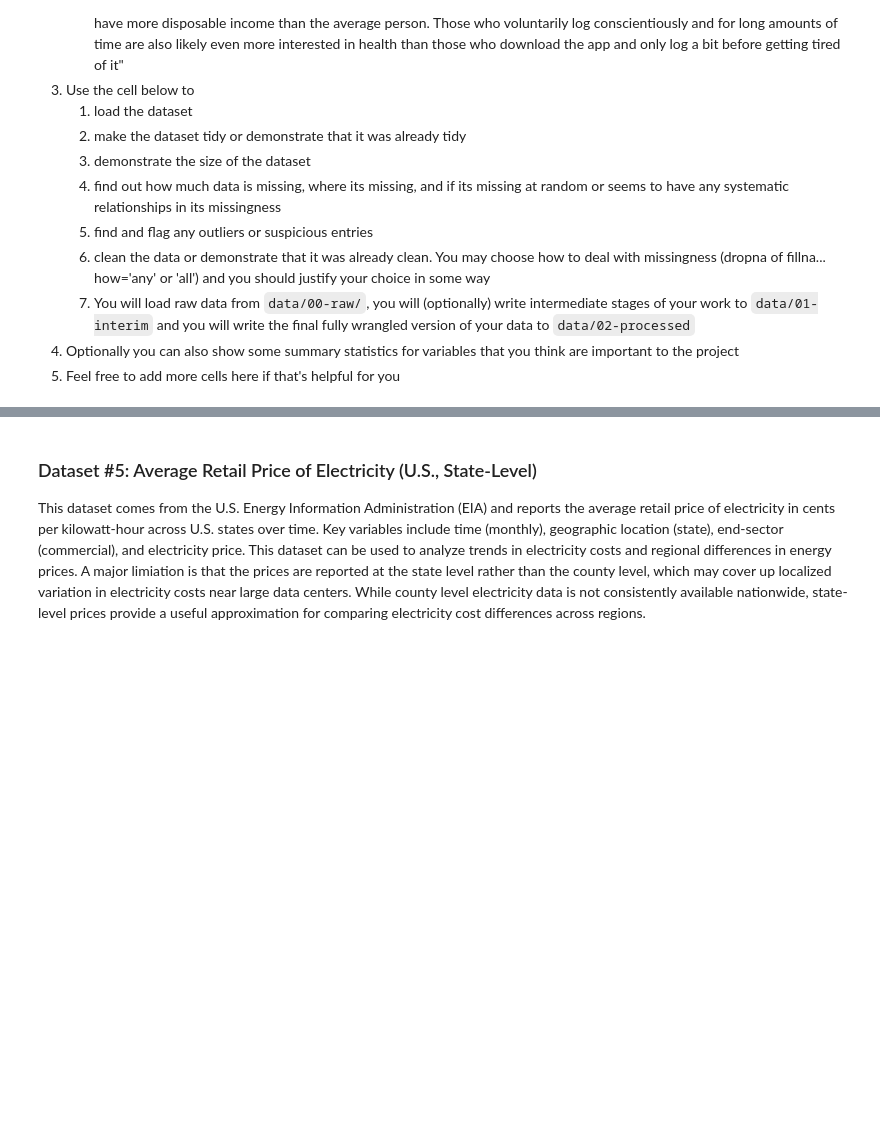
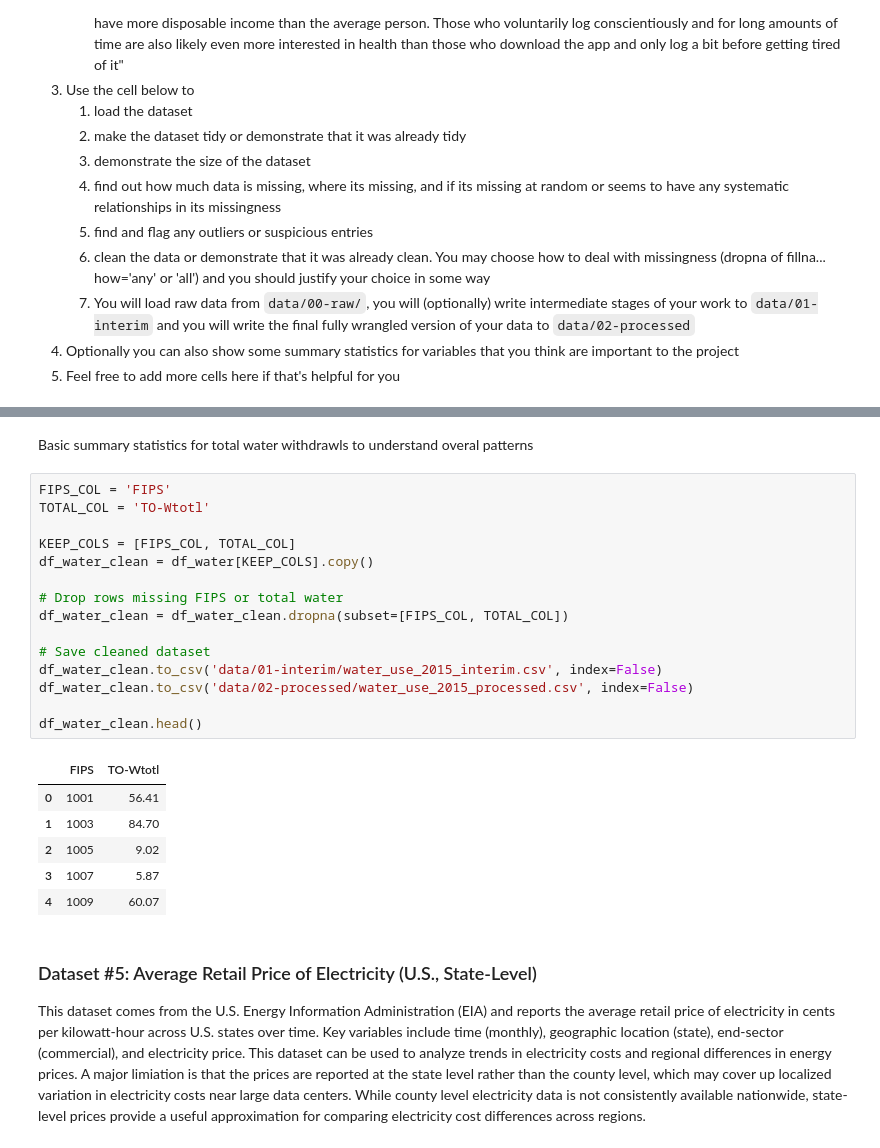
Before and after one commit to COGS108/Group147_WI26, a Jupyter notebook: 01-DataCheckpoint.ipynb, the cells around one changed output, grey strips where cells are left out. Saved outputs shown, nothing was run; the diff lists cells and outputs as text; blank space fills up the shorter version.

```diff
--- a/01-DataCheckpoint.ipynb
+++ b/01-DataCheckpoint.ipynb
@@ -640,3 +750,27 @@ Instructions:
+# %% [markdown]
+Basic summary statistics for total water withdrawls to understand overal patterns
+# %%
+FIPS_COL = 'FIPS'
+TOTAL_COL = 'TO-Wtotl'
+
+KEEP_COLS = [FIPS_COL, TOTAL_COL]
+df_water_clean = df_water[KEEP_COLS].copy()
+
+# Drop rows missing FIPS or total water
+df_water_clean = df_water_clean.dropna(subset=[FIPS_COL, TOTAL_COL])
+
+# Save cleaned dataset
+df_water_clean.to_csv('data/01-interim/water_use_2015_interim.csv', index=False)
+df_water_clean.to_csv('data/02-processed/water_use_2015_processed.csv', index=False)
+
+df_water_clean.head()
+# %% [output]
+|  | FIPS | TO-Wtotl |
+| 0 | 1001 | 56.41 |
+| 1 | 1003 | 84.70 |
+| 2 | 1005 | 9.02 |
+| 3 | 1007 | 5.87 |
+| 4 | 1009 | 60.07 |
 # %% [markdown]
 ### Dataset #5: Average Retail Price of Electricity (U.S., State-Level)
 
```
Also changed, not shown: parts of 16 cells of this notebook.
